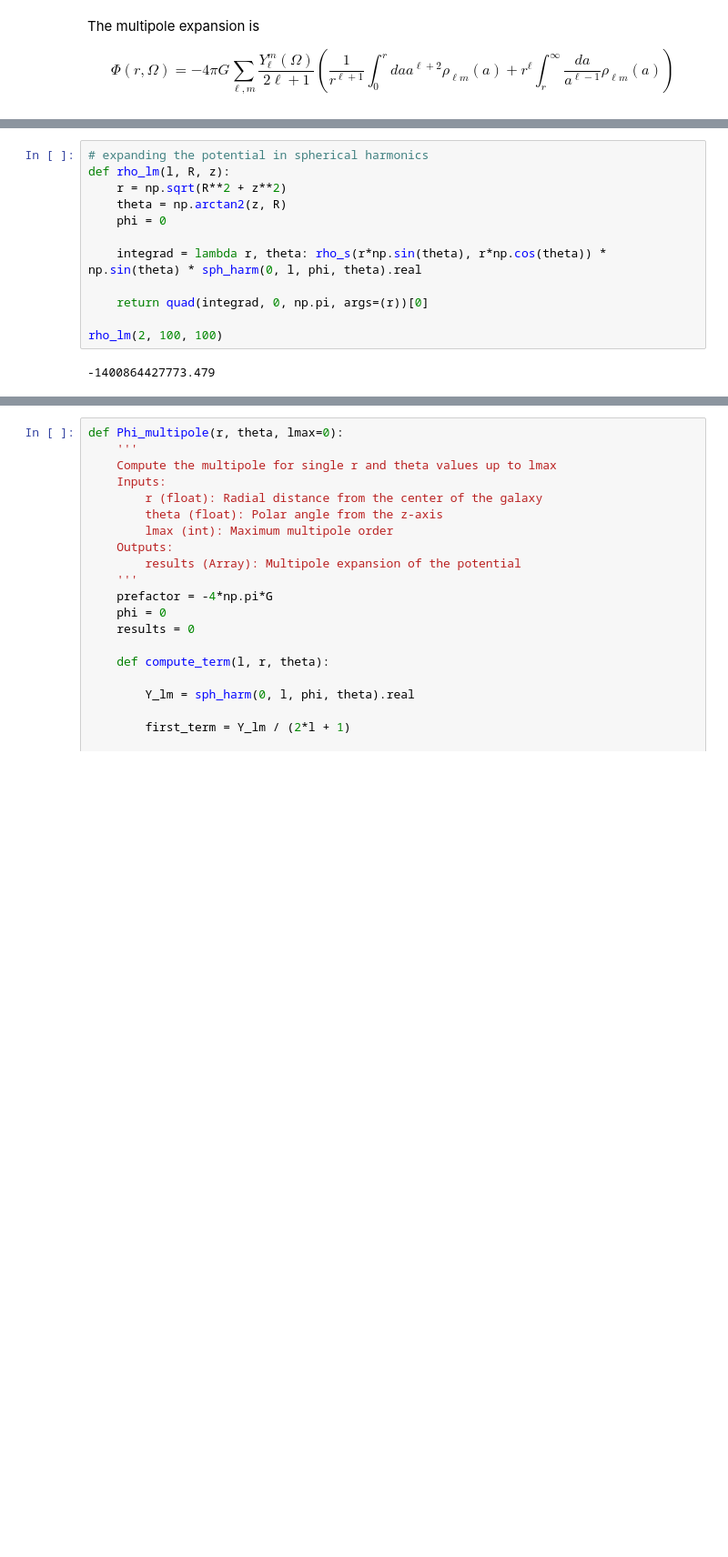
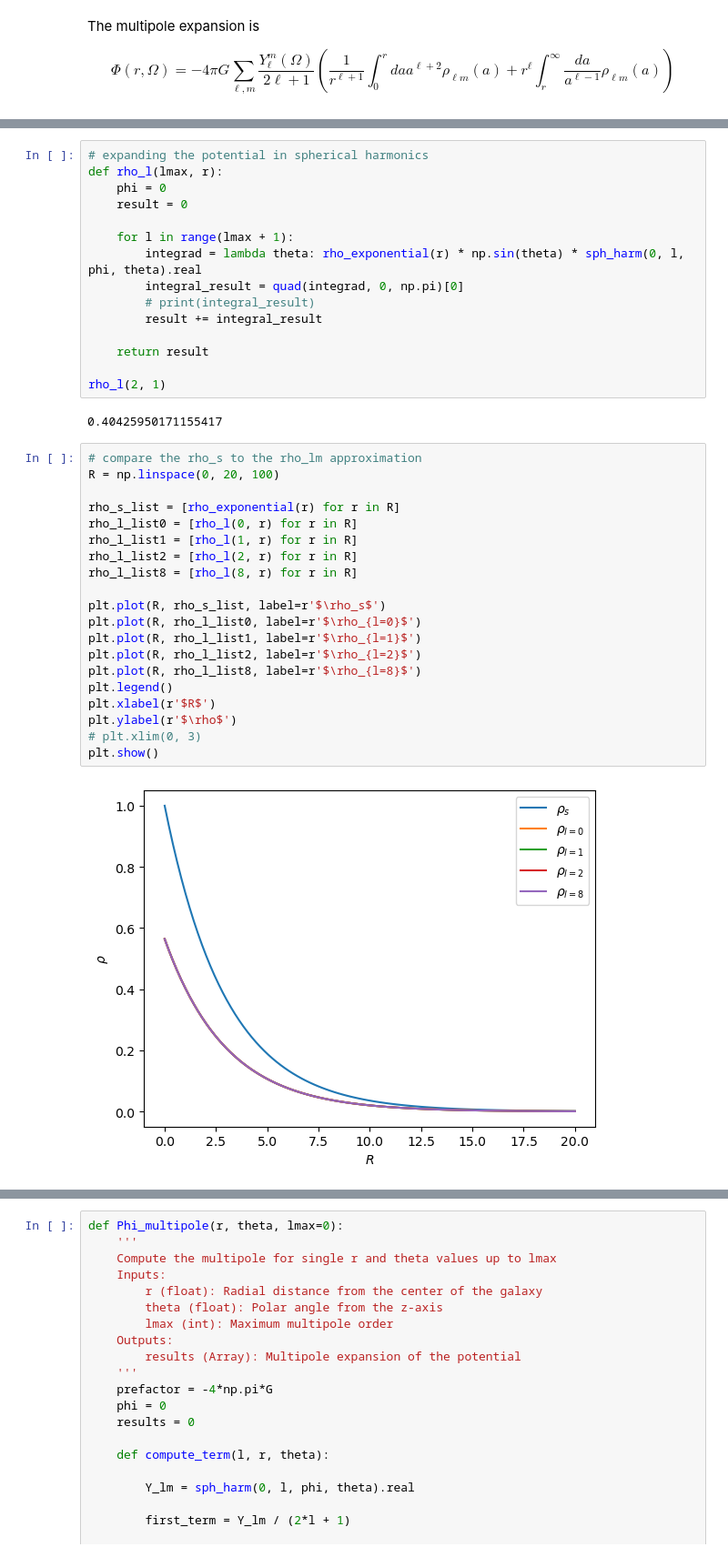
Before and after one commit to AdamSmithOrlik/galactic-dynamics, a Jupyter notebook: dev.ipynb, the cells around one changed output, grey strips where cells are left out. Shown at 91% size. Saved outputs shown, nothing was run; the diff lists cells and outputs as text; blank space fills up the shorter version.

Commit message:
Progress on approximations.

```diff
--- a/dev.ipynb
+++ b/dev.ipynb
@@ -61,14 +74,39 @@ $$ \Phi(r,\Omega) = -4\pi G \sum_{\ell,m} \frac{Y_\ell^m(\Omega)}{2\ell+1}\left(
 # %%
 # expanding the potential in spherical harmonics
-def rho_lm(l, R, z):
-    r = np.sqrt(R**2 + z**2)
-    theta = np.arctan2(z, R)
+def rho_l(lmax, r):
     phi = 0
+    result = 0
 
-    integrad = lambda r, theta: rho_s(r*np.sin(theta), r*np.cos(theta)) * np.sin(theta) * sph_harm(0, l, phi, theta).real
+    for l in range(lmax + 1):
+        integrad = lambda theta: rho_exponential(r) * np.sin(theta) * sph_harm(0, l, phi, theta).real
+        integral_result = quad(integrad, 0, np.pi)[0]
+        # print(integral_result)
+        result += integral_result
 
-    return quad(integrad, 0, np.pi, args=(r))[0]
+    return result
 
-rho_lm(2, 100, 100)
+rho_l(2, 1)
 # %% [output]
--1400864427773.479
+0.40425950171155417
+# %%
+# compare the rho_s to the rho_lm approximation
+R = np.linspace(0, 20, 100)
+
+rho_s_list = [rho_exponential(r) for r in R]
+rho_l_list0 = [rho_l(0, r) for r in R]
+rho_l_list1 = [rho_l(1, r) for r in R]
+rho_l_list2 = [rho_l(2, r) for r in R]
+rho_l_list8 = [rho_l(8, r) for r in R]
+
+plt.plot(R, rho_s_list, label=r'$\rho_s$')
+plt.plot(R, rho_l_list0, label=r'$\rho_{l=0}$')
+plt.plot(R, rho_l_list1, label=r'$\rho_{l=1}$')
+plt.plot(R, rho_l_list2, label=r'$\rho_{l=2}$')
+plt.plot(R, rho_l_list8, label=r'$\rho_{l=8}$')
+plt.legend()
+plt.xlabel(r'$R$')
+plt.ylabel(r'$\rho$')
+# plt.xlim(0, 3)
+plt.show()
+# %% [output]
+[figure, added]
```
Also changed, not shown: parts of 10 cells of this notebook.
